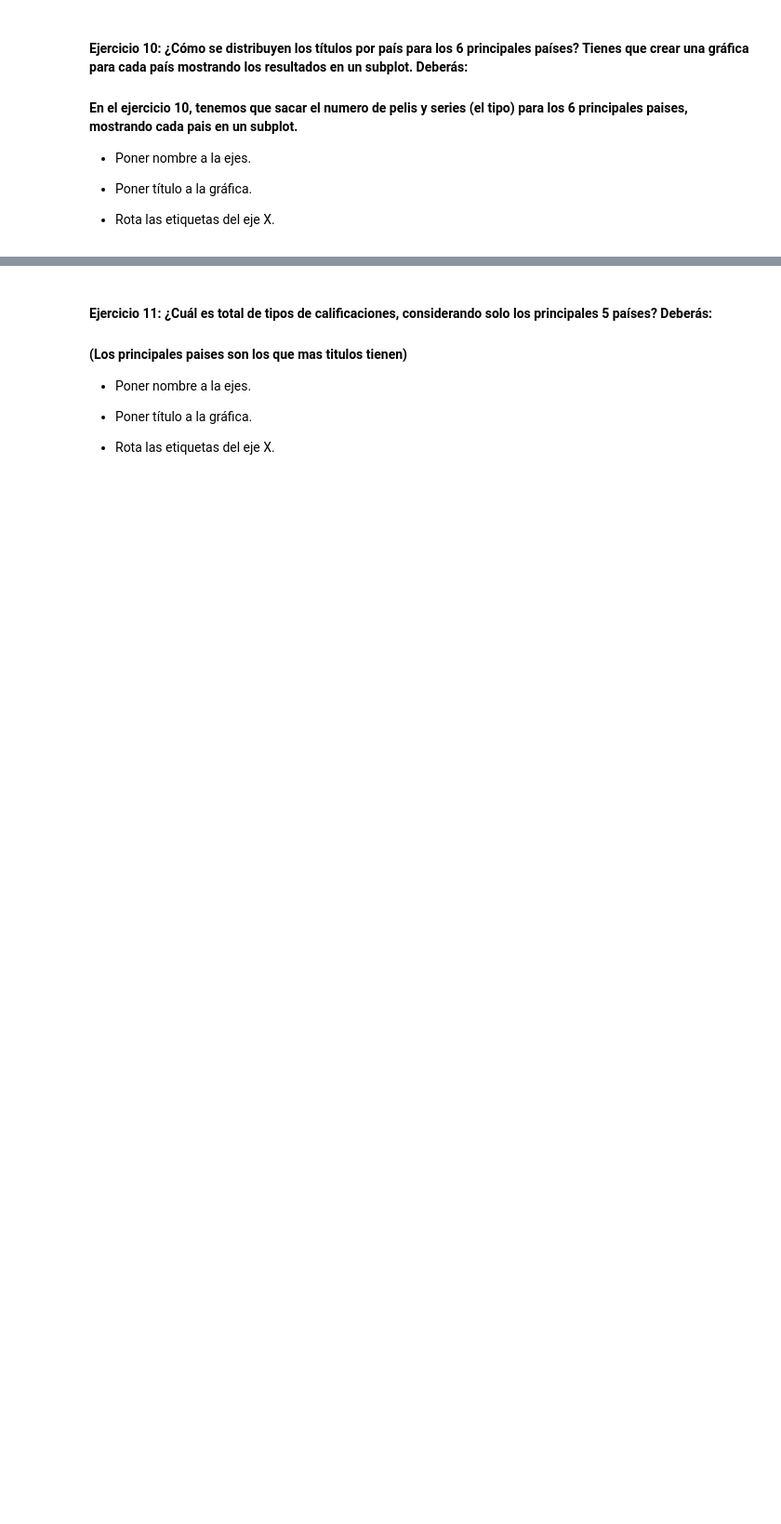
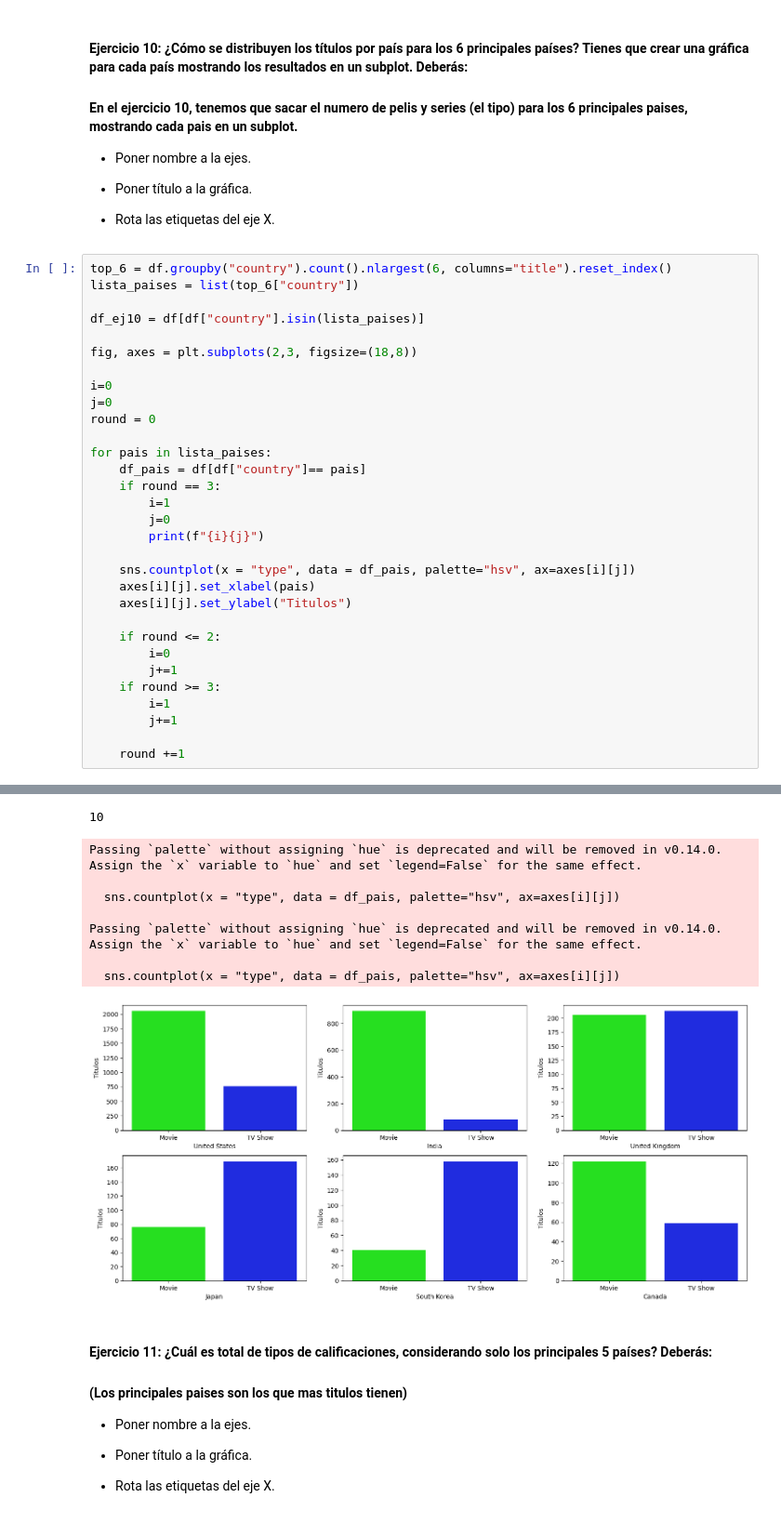
Before and after one commit to SrAlcast/2.4.Visualizacion_Matplotlib, a Jupyter notebook: laboratorio-modulo2-leccion04-visualizacion.ipynb, the cells around one changed output, grey strips where cells are left out. Shown: that part at 93% size. Saved outputs shown, nothing was run; the diff lists cells and outputs as text; blank space fills up the shorter version.

```diff
--- a/laboratorio-modulo2-leccion04-visualizacion.ipynb
+++ b/laboratorio-modulo2-leccion04-visualizacion.ipynb
@@ -380,3 +390,35 @@ axes[1].legend(title="Attrition", title_fontsize='13', loc = "upper right", bbox
 - Poner título a la gráfica.
 
 - Rota las etiquetas del eje X.
+# %%
+top_6 = df.groupby("country").count().nlargest(6, columns="title").reset_index()
+lista_paises = list(top_6["country"])
+
+df_ej10 = df[df["country"].isin(lista_paises)]
+
+fig, axes = plt.subplots(2,3, figsize=(18,8))
+
+i=0
+j=0
+round = 0
+
+for pais in lista_paises:
+    df_pais = df[df["country"]== pais]
+    if round == 3:
+        i=1
+        j=0
+        print(f"{i}{j}")
+
+    sns.countplot(x = "type", data = df_pais, palette="hsv", ax=axes[i][j])
+    axes[i][j].set_xlabel(pais)
+    axes[i][j].set_ylabel("Titulos")
+
+    if round <= 2:
+        i=0
+        j+=1
+    if round >= 3:
+        i=1
+        j+=1
+
+    round +=1
+# %% [output]
@@ -383,3 +440,12 @@ axes[1].legend(title="Attrition", title_fontsize='13', loc = "upper right", bbox
+10
+Passing `palette` without assigning `hue` is deprecated and will be removed in v0.14.0. Assign the `x` variable to `hue` and set `legend=False` for the same effect.
+
+  sns.countplot(x = "type", data = df_pais, palette="hsv", ax=axes[i][j])
+
+Passing `palette` without assigning `hue` is deprecated and will be removed in v0.14.0. Assign the `x` variable to `hue` and set `legend=False` for the same effect.
+
+  sns.countplot(x = "type", data = df_pais, palette="hsv", ax=axes[i][j])
+[figure, added]
 # %% [markdown]
 #### Ejercicio 11: ¿Cuál es total de tipos de calificaciones, considerando solo los principales 5 países? Deberás:
 #### (Los principales paises son los que mas titulos tienen)
```
Also changed, not shown: parts of 11 cells of this notebook.
